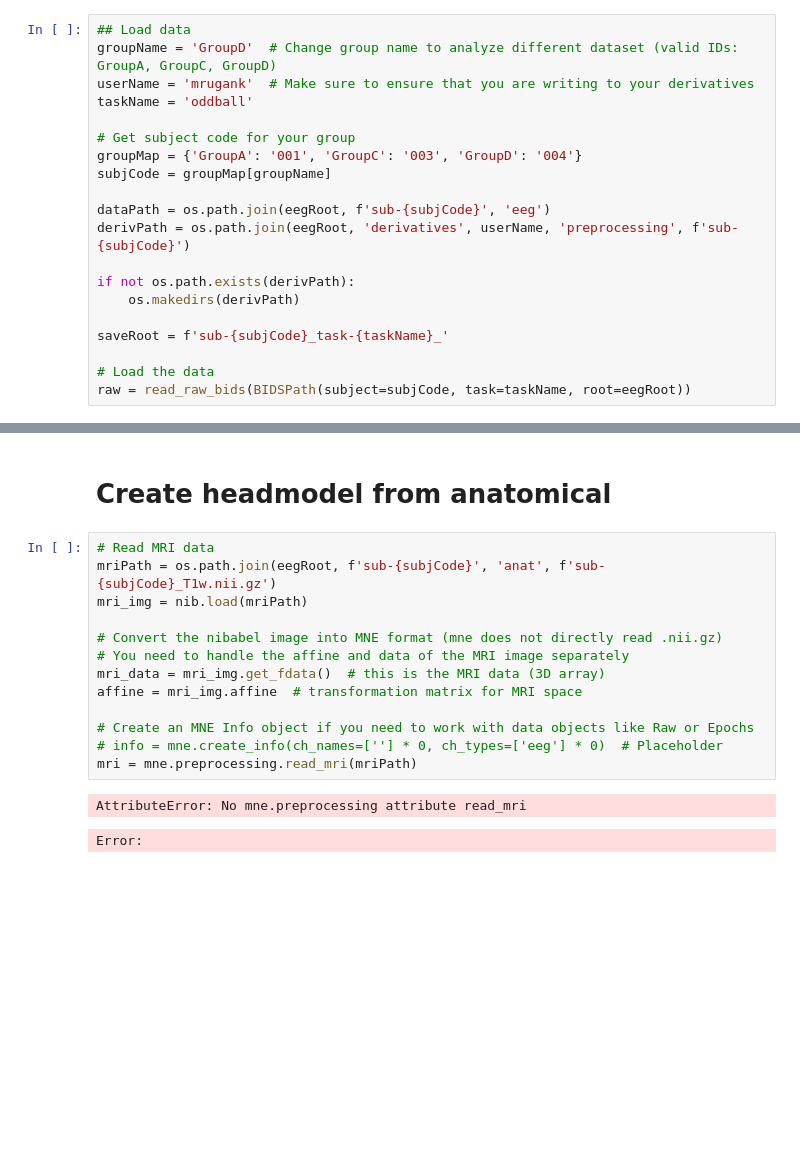
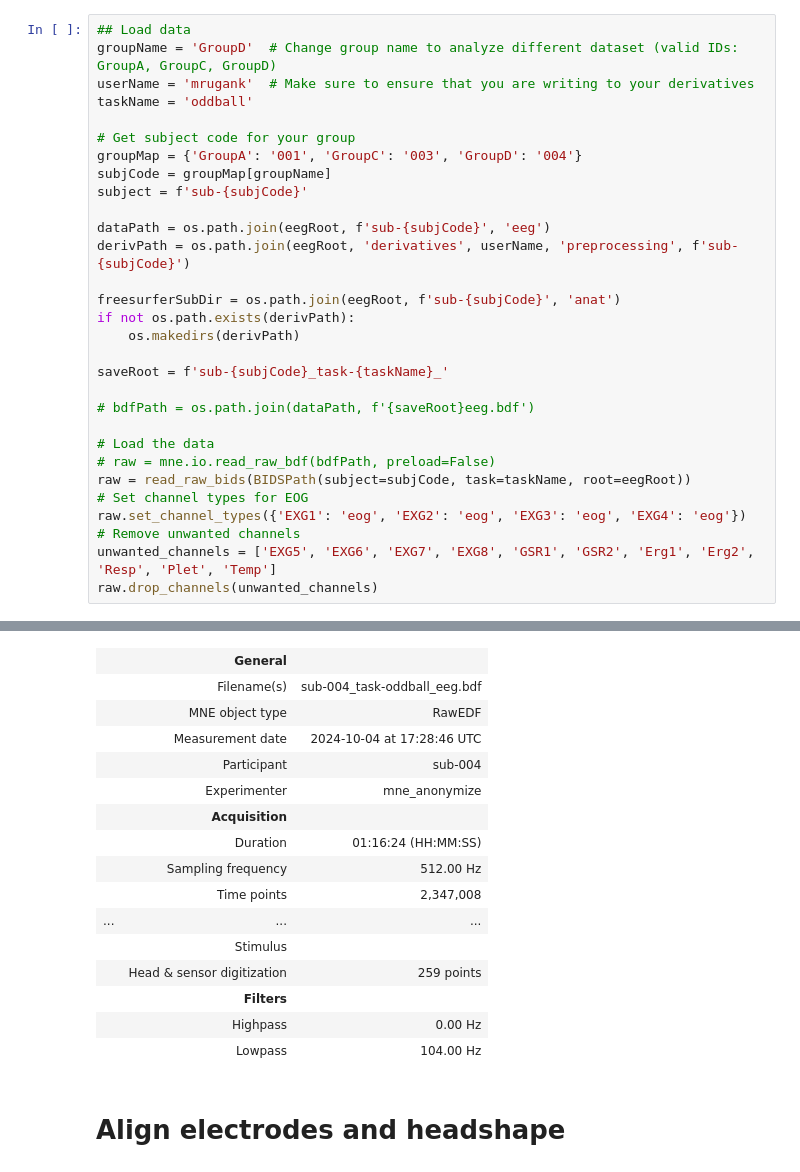
Before and after one commit to mindemory/EEG_MEG_Methods, a Jupyter notebook: MNEPython/week10_alignment_and_headmodel.ipynb, the cells around one changed output, grey strips where cells are left out. Drawn from its saved outputs; the diff is of its cells as text; blank space fills up the shorter version.

```diff
--- a/MNEPython/week10_alignment_and_headmodel.ipynb
+++ b/MNEPython/week10_alignment_and_headmodel.ipynb
@@ -49,60 +59,70 @@ taskName = 'oddball'
 # Get subject code for your group
 groupMap = {'GroupA': '001', 'GroupC': '003', 'GroupD': '004'}
 subjCode = groupMap[groupName]
+subject = f'sub-{subjCode}'
 
 dataPath = os.path.join(eegRoot, f'sub-{subjCode}', 'eeg')
 derivPath = os.path.join(eegRoot, 'derivatives', userName, 'preprocessing', f'sub-{subjCode}')
 
+freesurferSubDir = os.path.join(eegRoot, f'sub-{subjCode}', 'anat')
 if not os.path.exists(derivPath):
     os.makedirs(derivPath)
 
 saveRoot = f'sub-{subjCode}_task-{taskName}_'
 
+# bdfPath = os.path.join(dataPath, f'{saveRoot}eeg.bdf')
+
 # Load the data
+# raw = mne.io.read_raw_bdf(bdfPath, preload=False)
 raw = read_raw_bids(BIDSPath(subject=subjCode, task=taskName, root=eegRoot))
+# Set channel types for EOG
+raw.set_channel_types({'EXG1': 'eog', 'EXG2': 'eog', 'EXG3': 'eog', 'EXG4': 'eog'})
+# Remove unwanted channels
+unwanted_channels = ['EXG5', 'EXG6', 'EXG7', 'EXG8', 'GSR1', 'GSR2', 'Erg1', 'Erg2', 'Resp', 'Plet', 'Temp']
+raw.drop_channels(unwanted_channels)
 # %% [output]
 Extracting EDF parameters from /Users/mrugankdake/Library/CloudStorage/GoogleDrive-mdd9787@nyu.edu/My Drive/Coursework/EEG MEG methods/ClassData/EEGBids/sub-004/eeg/sub-004_task-oddball_eeg.bdf...
 BDF file detected
 Setting channel info structure...
 Creating raw.info structure...
 Reading events from /Users/mrugankdake/Library/CloudStorage/GoogleDrive-mdd9787@nyu.edu/My Drive/Coursework/EEG MEG methods/ClassData/EEGBids/sub-004/eeg/sub-004_task-oddball_events.tsv.
 The event "" refers to multiple event values. Creating hierarchical event names.
     Renaming event:  -> /4
     Renaming event:  -> /2
     Renaming event:  -> /4
     Renaming event:  -> /1
     Renaming event:  -> /4
     Renaming event:  -> /2
 ... (43 lines left out)
     Renaming event:  -> /2
 Reading channel info from /Users/mrugankdake/Library/CloudStorage/GoogleDrive-mdd9787@nyu.edu/My Drive/Coursework/EEG MEG methods/ClassData/EEGBids/sub-004/eeg/sub-004_task-oddball_channels.tsv.
 Reading electrode coords from /Users/mrugankdake/Library/CloudStorage/GoogleDrive-mdd9787@nyu.edu/My Drive/Coursework/EEG MEG methods/ClassData/EEGBids/sub-004/eeg/sub-004_electrodes.tsv.
 Not fully anonymizing info - keeping his_id, sex, and hand info
 ['EXG5', 'EXG6', 'EXG7', 'EXG8', 'GSR1', 'GSR2', 'Erg1', 'Erg2', 'Resp', 'Plet', 'Temp'].
 
 Consider using inst.rename_channels to match the montage nomenclature, or inst.set_channel_types if these are not EEG channels, or use the on_missing parameter if the channel positions are allowed to  ...
   raw = read_raw_bids(BIDSPath(subject=subjCode, task=taskName, root=eegRoot))
 ['EXG1', 'EXG2', 'EXG3', 'EXG4']
 Consider setting the channel types to be of EEG/sEEG/ECoG/DBS/fNIRS using inst.set_channel_types before calling inst.set_montage, or omit these channels when creating your montage.
   raw = read_raw_bids(BIDSPath(subject=subjCode, task=taskName, root=eegRoot))
+|  | General |  |
+|  | Filename(s) | sub-004_task-oddball_eeg.bdf |
+|  | MNE object type | RawEDF |
+|  | Measurement date | 2024-10-04 at 17:28:46 UTC |
+|  | Participant | sub-004 |
+|  | Experimenter | mne_anonymize |
+|  | Acquisition |  |
+|  | Duration | 01:16:24 (HH:MM:SS) |
+|  | Sampling frequency | 512.00 Hz |
+|  | Time points | 2,347,008 |
+| ... | ... | ... |
+|  | Stimulus |  |
+|  | Head & sensor digitization | 259 points |
+|  | Filters |  |
+|  | Highpass | 0.00 Hz |
+|  | Lowpass | 104.00 Hz |
-# %% [markdown]
-# Create headmodel from anatomical
-# %%
-# Read MRI data
-mriPath = os.path.join(eegRoot, f'sub-{subjCode}', 'anat', f'sub-{subjCode}_T1w.nii.gz')
-mri_img = nib.load(mriPath)
-
-# Convert the nibabel image into MNE format (mne does not directly read .nii.gz)
-# You need to handle the affine and data of the MRI image separately
-mri_data = mri_img.get_fdata()  # this is the MRI data (3D array)
-affine = mri_img.affine  # transformation matrix for MRI space
-
-# Create an MNE Info object if you need to work with data objects like Raw or Epochs
-# info = mne.create_info(ch_names=[''] * 0, ch_types=['eeg'] * 0)  # Placeholder
-mri = mne.preprocessing.read_mri(mriPath)
-# %% [output]
-AttributeError: No mne.preprocessing attribute read_mri
-Error:
+# %% [markdown]
+# Align electrodes and headshape
 # %%
 anatPath = os.path.join(eegRoot, f'sub-{subjCode}', 'anat')
 # Read headshape file
```
Also changed, not shown: parts of 22 cells of this notebook, 1 other file.
